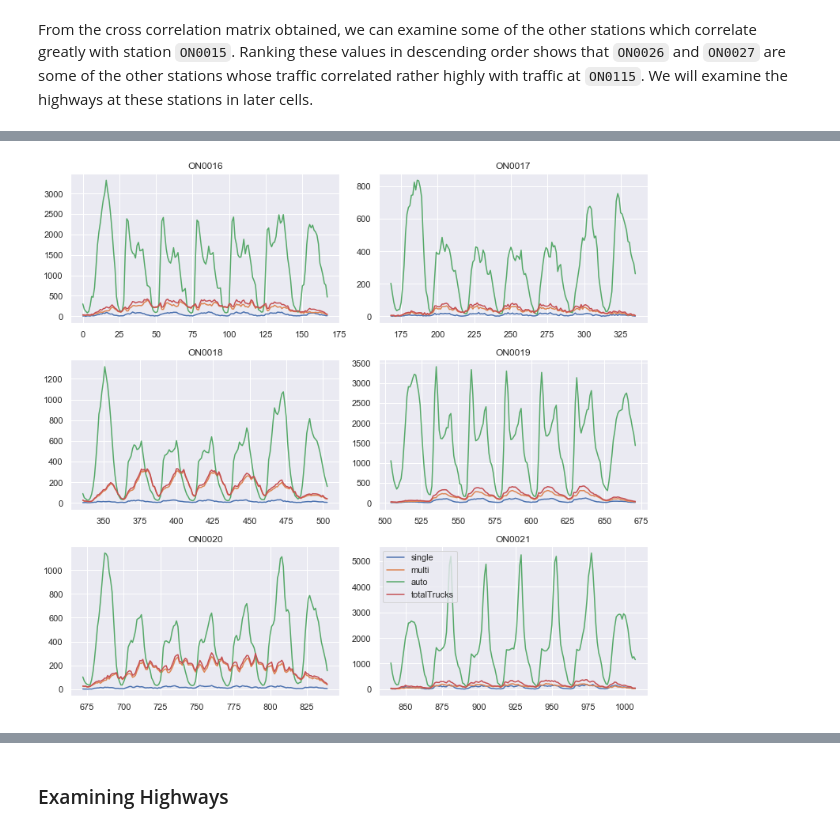
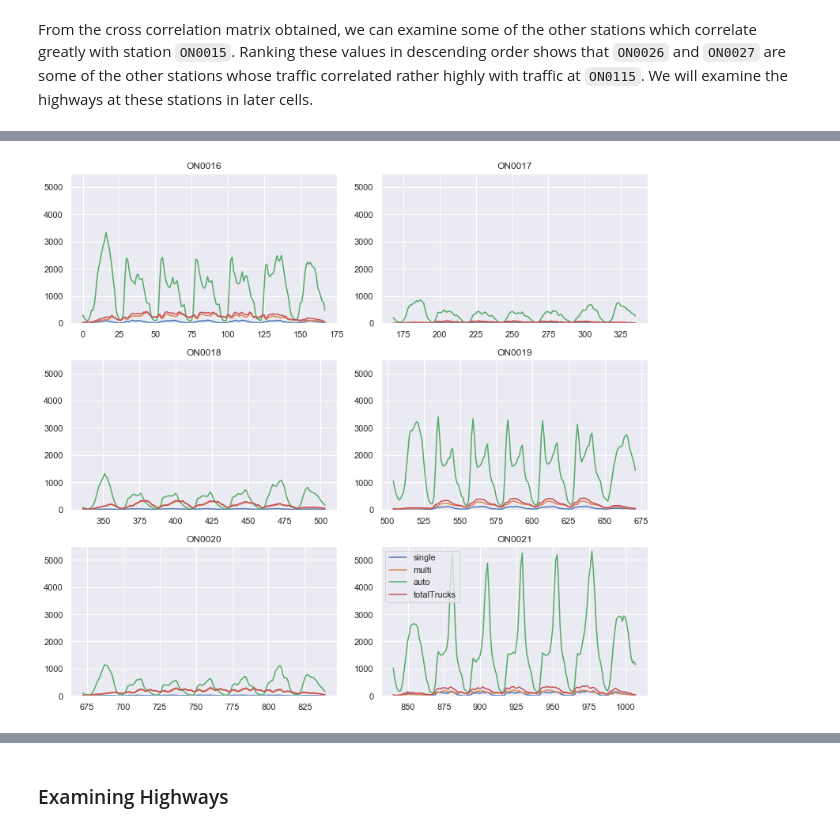
Before and after one commit to Group5github/Group5.github.io, a Jupyter notebook: qtoronto.ipynb, the cells around one changed output, grey strips where cells are left out. Saved outputs shown, nothing was run; the diff lists cells and outputs as text; code cells hidden in the pictures.

```diff
--- a/qtoronto.ipynb
+++ b/qtoronto.ipynb
@@ -295,13 +314,16 @@ From the cross correlation matrix obtained, we can examine some of the other sta
 # %%
+sns.set(font_scale = 1)
 fig, ax = plt.subplots(3,2, figsize=(11,10))
 # plt.figure(figsize=(10,8))
 for i, station in enumerate(data['stationID'].unique()[:6]):
     (ax[i//2,i%2]
      .plot(data[['single', 'multi', 'auto', 'totalTrucks']][data['stationID'] == station]))
     (ax[i//2,i%2].
     set_title(station))
+    (ax[i//2,i%2].
+    set_ylim(0,5500))
 
 ax[i//2,i%2].legend(['single', 'multi', 'auto', 'totalTrucks'])
 plt.tight_layout()
 # %% [output]
-[figure, old version]
+[figure, new version]
```
Also changed, not shown: parts of 68 cells of this notebook, 3 other files.
